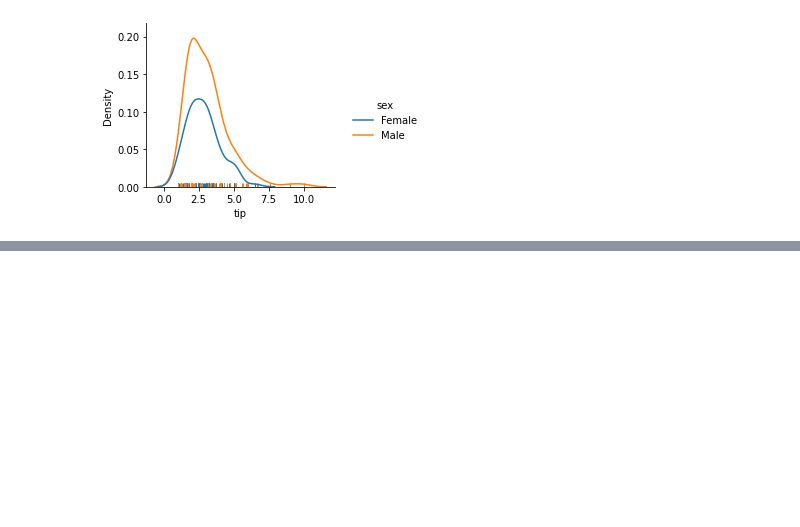
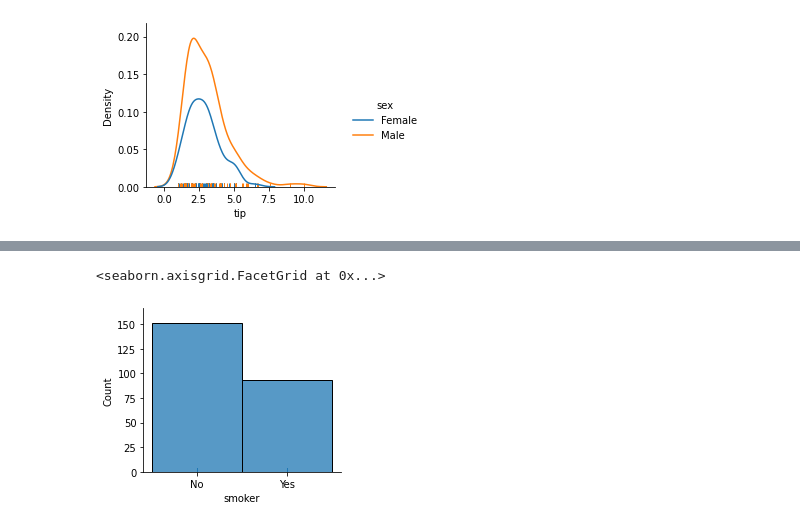
Before and after one commit to somkiatth/git, a Jupyter notebook: kuseborn1.ipynb, the cells around one changed output, grey strips where cells are left out. Saved outputs shown, nothing was run; the diff lists cells and outputs as text; code cells hidden in the pictures; blank space fills up the shorter version.

```diff
--- a/kuseborn1.ipynb
+++ b/kuseborn1.ipynb
@@ -105,0 +118,5 @@ sns.displot(data=pddf, x='tip',hue='sex', kind='kde',rug=True,height=3,aspect=1.
+# %%
+sns.displot(data=pddf, x='smoker', kind='hist',rug=True,height=3,aspect=1.2)
+# %% [output]
+<seaborn.axisgrid.FacetGrid at 0x...>
+[figure, added]
```
Also changed, not shown: parts of 29 cells of this notebook.
